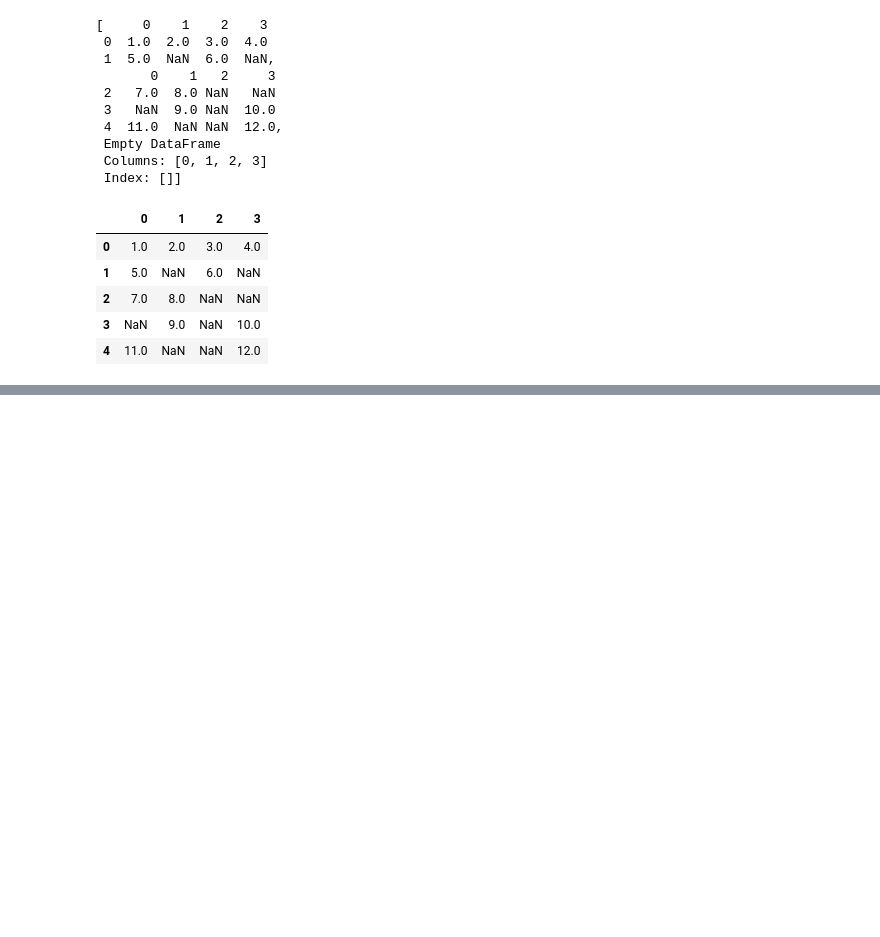
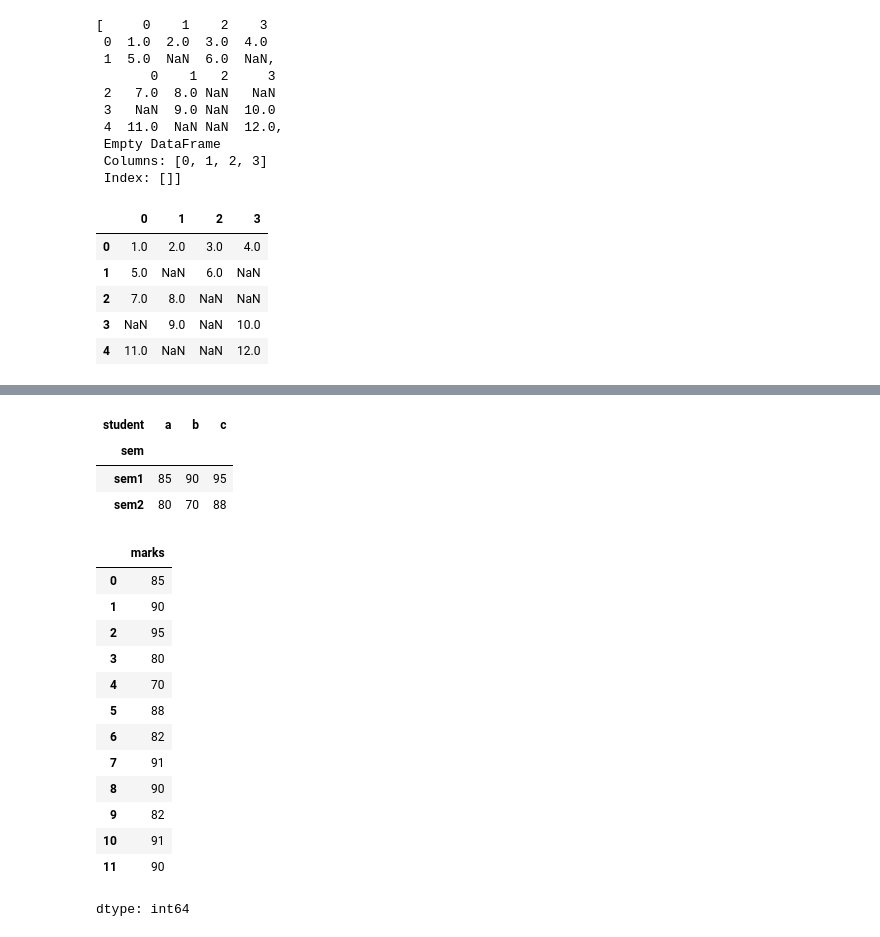
Before and after one commit to Akashmadasu1/My_Python_Notes, a Jupyter notebook: Akash_Pandas_NB.ipynb, the cells around one changed output, grey strips where cells are left out. Saved outputs shown, nothing was run; the diff lists cells and outputs as text; code cells hidden in the pictures; blank space fills up the shorter version.

```diff
--- a/Akash_Pandas_NB.ipynb
+++ b/Akash_Pandas_NB.ipynb
@@ -668,0 +790,32 @@ pd.concat(pieces)
+# %%
+pd.pivot_table(df,values='marks',index='sem',columns='student',aggfunc='sum')
+# %% [output]
+| student | a | b | c |
+| sem |  |  |  |
+| sem1 | 85 | 90 | 95 |
+| sem2 | 80 | 70 | 88 |
+# %%
+#how to apply a function on the Dataframe
+def eligibility(num):
+  if num >=75:
+    return 'eligible'
+  else:
+    return 'not eligible'
+# %%
+df['marks'].apply(eligibility)
+df['marks']
+# %% [output]
+|  | marks |
+| 0 | 85 |
+| 1 | 90 |
+| 2 | 95 |
+| 3 | 80 |
+| 4 | 70 |
+| 5 | 88 |
+| 6 | 82 |
+| 7 | 91 |
+| 8 | 90 |
+| 9 | 82 |
+| 10 | 91 |
+| 11 | 90 |
+dtype: int64
```
Also changed, not shown: parts of 23 cells of this notebook.
